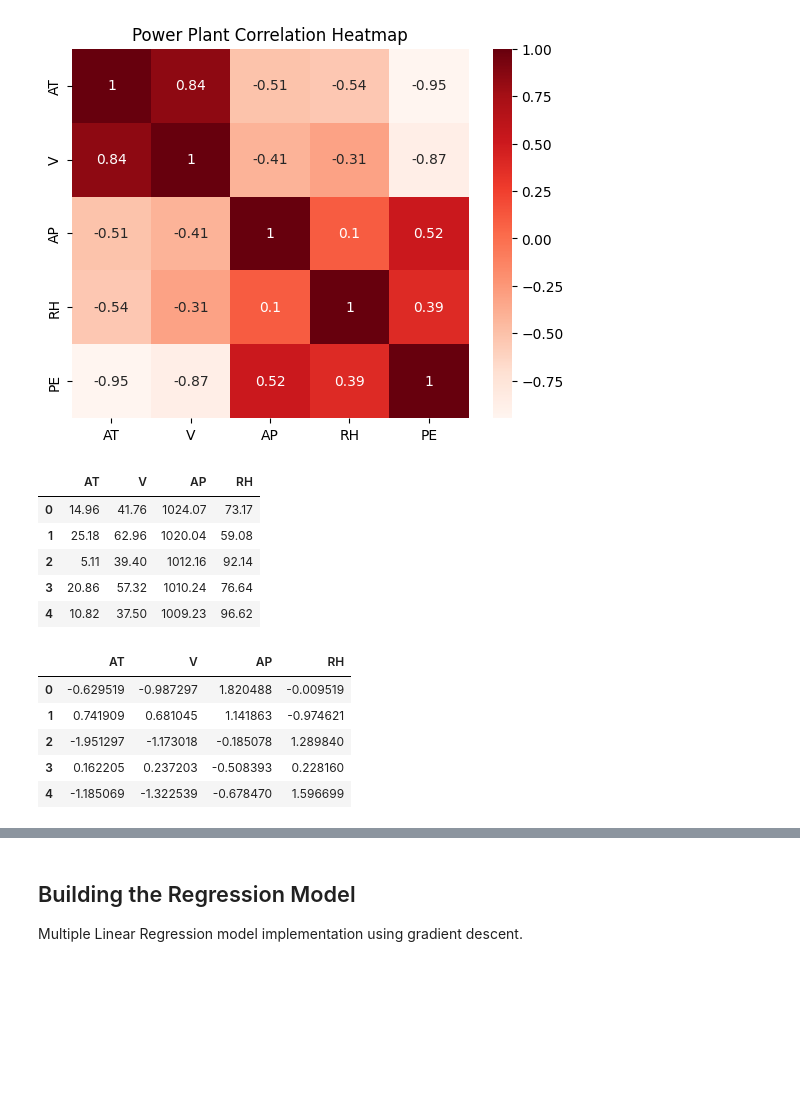
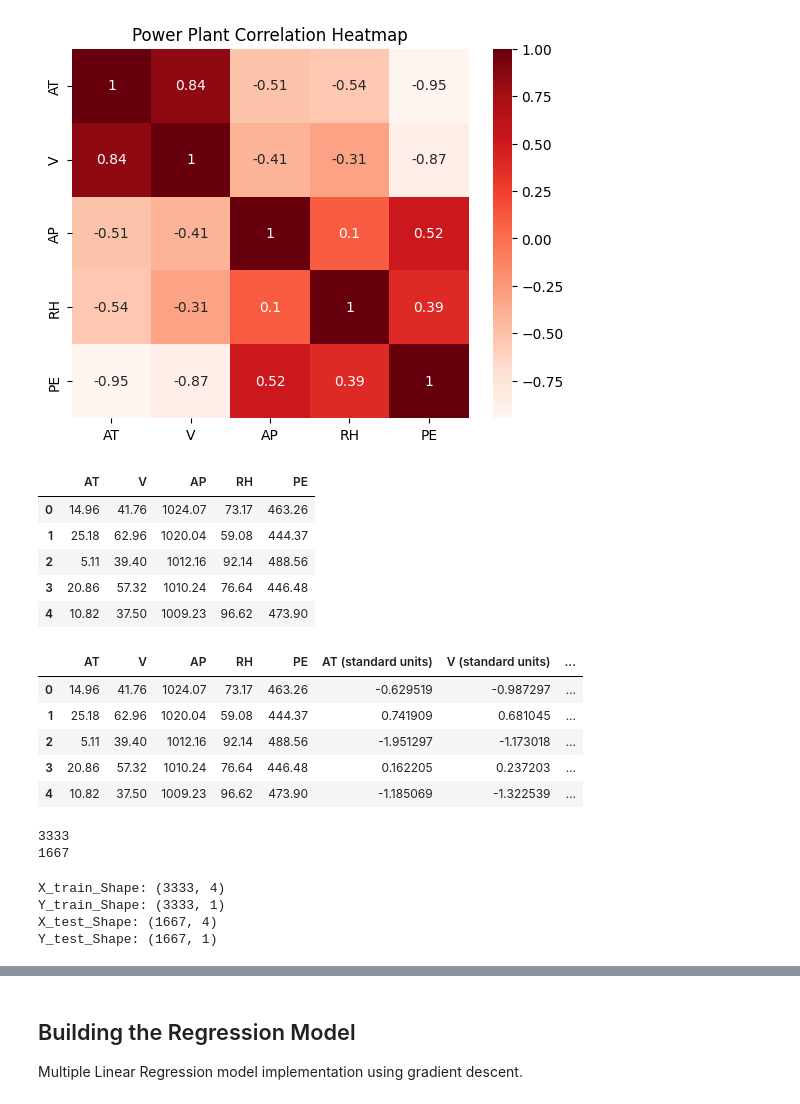
Before and after one commit to OptoDevz/group_7_power_plant_project, a Jupyter notebook: folder/Group_7-Power output predictor project-1.ipynb, the cells around one changed output, grey strips where cells are left out. Drawn from its saved outputs; the diff is of its cells as text; code cells hidden in the pictures; blank space fills up the shorter version.

Commit message:
data_change

```diff
--- a/folder/Group_7-Power output predictor project-1.ipynb
+++ b/folder/Group_7-Power output predictor project-1.ipynb
@@ -114,25 +114,54 @@ Text(0.5, 1.0, 'Power Plant Correlation Heatmap')
 [figure]
 # %%
 input_data = power_df.copy()
-input_data = input_data.iloc[:, 0:4]
+input_data = input_data.iloc[:, 0:5]
 input_data.head()
 # %% [output]
-|  | AT | V | AP | RH |
-| 0 | 14.96 | 41.76 | 1024.07 | 73.17 |
-| 1 | 25.18 | 62.96 | 1020.04 | 59.08 |
-| 2 | 5.11 | 39.40 | 1012.16 | 92.14 |
-| 3 | 20.86 | 57.32 | 1010.24 | 76.64 |
-| 4 | 10.82 | 37.50 | 1009.23 | 96.62 |
+|  | AT | V | AP | RH | PE |
+| 0 | 14.96 | 41.76 | 1024.07 | 73.17 | 463.26 |
+| 1 | 25.18 | 62.96 | 1020.04 | 59.08 | 444.37 |
+| 2 | 5.11 | 39.40 | 1012.16 | 92.14 | 488.56 |
+| 3 | 20.86 | 57.32 | 1010.24 | 76.64 | 446.48 |
+| 4 | 10.82 | 37.50 | 1009.23 | 96.62 | 473.90 |
 # %%
-input_data['AT'] = (input_data['AT'] - np.mean(input_data['AT']))/(np.std(input_data['AT']))
-input_data['V'] = (input_data['V'] - np.mean(input_data['V']))/(np.std(input_data['V']))
-input_data['AP'] = (input_data['AP'] - np.mean(input_data['AP']))/(np.std(input_data['AP']))
-input_data['RH'] = (input_data['RH'] - np.mean(input_data['RH']))/(np.std(input_data['RH']))
+input_data['AT (standard units)'] = (input_data['AT'] - np.mean(input_data['AT']))/(np.std(input_data['AT']))
+input_data['V (standard units)'] = (input_data['V'] - np.mean(input_data['V']))/(np.std(input_data['V']))
+input_data['AP (standard units)'] = (input_data['AP'] - np.mean(input_data['AP']))/(np.std(input_data['AP']))
+input_data['RH (standard units)'] = (input_data['RH'] - np.mean(input_data['RH']))/(np.std(input_data['RH']))
 input_data.head()
 # %% [output]
-|  | AT | V | AP | RH |
-| 0 | -0.629519 | -0.987297 | 1.820488 | -0.009519 |
-| 1 | 0.741909 | 0.681045 | 1.141863 | -0.974621 |
-| 2 | -1.951297 | -1.173018 | -0.185078 | 1.289840 |
-| 3 | 0.162205 | 0.237203 | -0.508393 | 0.228160 |
-| 4 | -1.185069 | -1.322539 | -0.678470 | 1.596699 |
+|  | AT | V | AP | RH | PE | AT (standard units) | V (standard units) | ... |
+| 0 | 14.96 | 41.76 | 1024.07 | 73.17 | 463.26 | -0.629519 | -0.987297 | ... |
+| 1 | 25.18 | 62.96 | 1020.04 | 59.08 | 444.37 | 0.741909 | 0.681045 | ... |
+| 2 | 5.11 | 39.40 | 1012.16 | 92.14 | 488.56 | -1.951297 | -1.173018 | ... |
+| 3 | 20.86 | 57.32 | 1010.24 | 76.64 | 446.48 | 0.162205 | 0.237203 | ... |
+| 4 | 10.82 | 37.50 | 1009.23 | 96.62 | 473.90 | -1.185069 | -1.322539 | ... |
+# %%
+random = input_data.sample(5000, replace = False)
+training_set = random.iloc[0:3333, :]
+test_set = random.iloc[3333:, :]
+
+print(len(training_set))
+print(len(test_set))
+# %% [output]
+3333
+1667
+# %%
+X_train = training_set.iloc[:, 5:9].values
+Y_train = training_set.iloc[:, 4].values
+Y_train = np.reshape(Y_train, (len(Y_train), 1))
+
+X_test = test_set.iloc[:, 5:9].values
+Y_test = test_set.iloc[:, 4].values
+Y_test = np.reshape(Y_test, (len(Y_test), 1))
+
+print("X_train_Shape:", np.shape(X_train))
+print("Y_train_Shape:", np.shape(Y_train))
+
+print("X_test_Shape:", np.shape(X_test))
+print("Y_test_Shape:", np.shape(Y_test))
+# %% [output]
+X_train_Shape: (3333, 4)
+Y_train_Shape: (3333, 1)
+X_test_Shape: (1667, 4)
+Y_test_Shape: (1667, 1)
```
Also changed, not shown: parts of 2 cells of this notebook.
